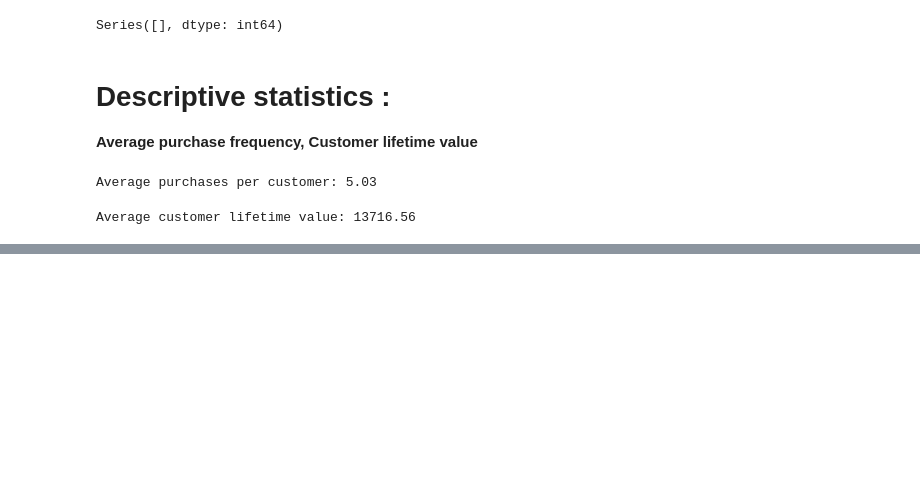
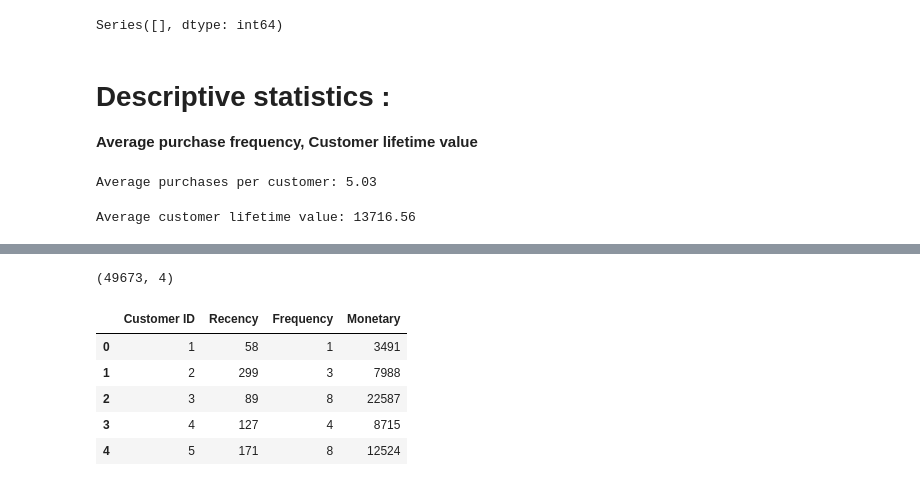
Before and after one commit to harshaslekar5968-crypto/OIBSIP, a Jupyter notebook: DataAnalystics-L1-E-Commerce Customer Data/Customer_Segmentation_RFM_analysis.ipynb, the cells around one changed output, grey strips where cells are left out. Drawn from its saved outputs; the diff is of its cells as text; code cells hidden in the pictures; blank space fills up the shorter version.

```diff
--- a/DataAnalystics-L1-E-Commerce Customer Data/Customer_Segmentation_RFM_analysis.ipynb
+++ b/DataAnalystics-L1-E-Commerce Customer Data/Customer_Segmentation_RFM_analysis.ipynb
@@ -128,0 +152,18 @@ df.describe(include="number")
+# %%
+# Build the RFM table (one row per customer)
+rfm = df.groupby('Customer ID').agg(
+    Recency   =  ('Purchase Date',          lambda x: (sanpshot_date - x.max()).days),
+    Frequency =  ('Purchase Date',          'count'),
+    Monetary  = ('Total Purchase Amount',   'sum')
+).reset_index()
+
+print(rfm.shape)
+rfm.head()
+# %% [output]
+(49673, 4)
+|  | Customer ID | Recency | Frequency | Monetary |
+| 0 | 1 | 58 | 1 | 3491 |
+| 1 | 2 | 299 | 3 | 7988 |
+| 2 | 3 | 89 | 8 | 22587 |
+| 3 | 4 | 127 | 4 | 8715 |
+| 4 | 5 | 171 | 8 | 12524 |
```
Also changed, not shown: parts of 15 cells of this notebook.
